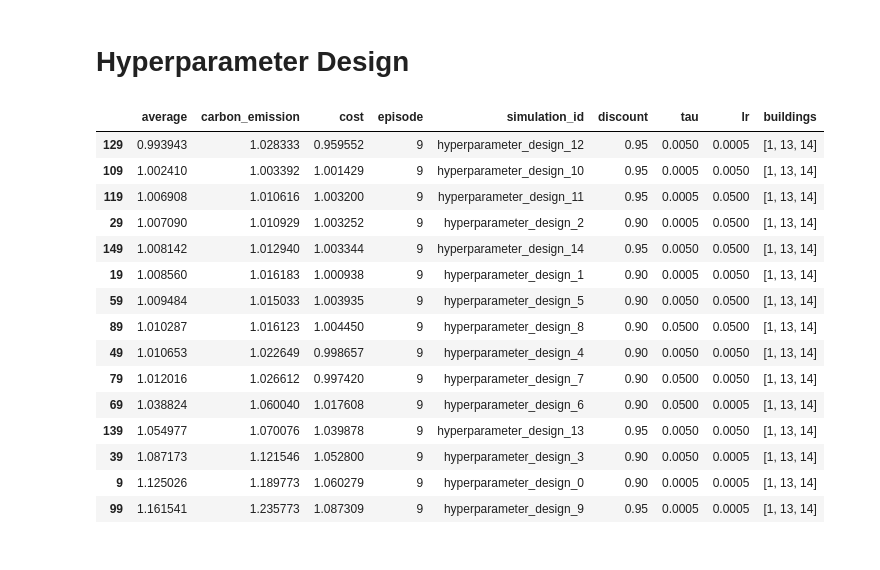
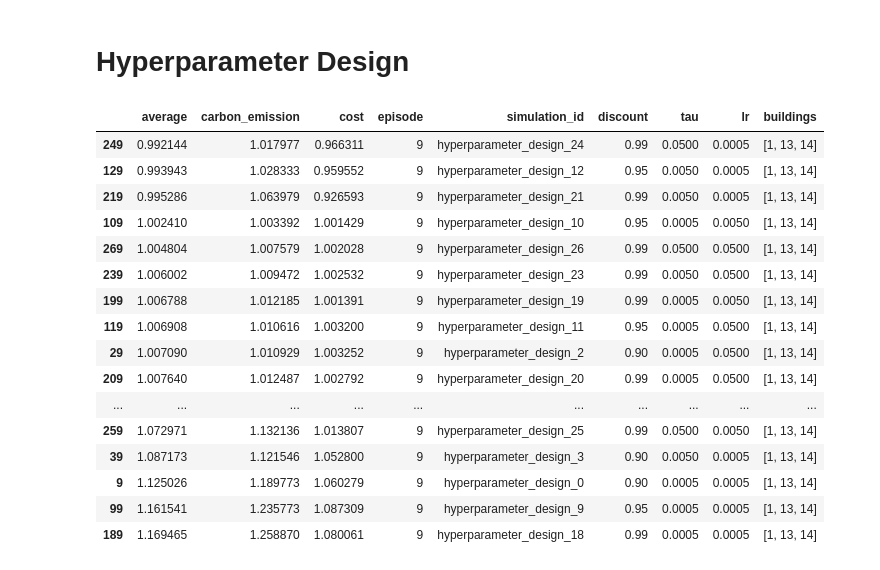
Before and after one commit to intelligent-environments-lab/merlin-apen-2023, a Jupyter notebook: src/experiment_result.ipynb, the cells around one changed output. Saved outputs shown, nothing was run; the diff lists cells and outputs as text; code cells hidden in the pictures.

```diff
--- a/src/experiment_result.ipynb
+++ b/src/experiment_result.ipynb
@@ -33,14 +33,14 @@ reward_design_simulations = []
 
 for simulation_id in completed_simulations:
     for episode in range(episodes):
-        filepath = os.path.join(result_directory,f'reward_function_{simulation_id}_episode_{episode}.pkl')
+        filepath = os.path.join(result_directory,f'reward_design_{simulation_id}_episode_{episode}.pkl')
 
         with (open(filepath, 'rb')) as openfile:
             env = pickle.load(openfile)
 
         cost, carbon_emission = env.evaluate()
         record = {
-            'simulation_id':f'reward_function_{simulation_id}',
+            'simulation_id':f'reward_design_{simulation_id}',
             'episode':episode,
             'cost':cost,
             'carbon_emission':carbon_emission,
@@ -362,50 +362,51 @@ display(rbc_validation_error_summary)
 # %%
 hyperparameter_design_grid_filepath = os.path.join(misc_directory,'hyperparameter_design_grid.csv')
 hyperparameter_design_grid = pd.read_csv(hyperparameter_design_grid_filepath)
-completed_simulations = [0,1,2,3,4,5,6,7,8,9,10,11,12,13,14,]
+completed_simulations = [0,1,2,3,4,5,6,7,8,9,10,11,12,13,14,15,16,17,18,19,20,21,22,23,24,25,26]
 episodes = 10
 
 # read data
 hyperparameter_design_simulations = []
 
 
 for simulation_id in completed_simulations:
     for episode in range(episodes):
         filepath = os.path.join(result_directory,f'hyperparameter_design_{simulation_id}_episode_{episode}.pkl')
 
         with (open(filepath, 'rb')) as openfile:
             env = pickle.load(openfile)
 
         cost, carbon_emission = env.evaluate()
         record = {
             'simulation_id':f'hyperparameter_design_{simulation_id}',
             'episode':episode,
             'cost':cost,
             'carbon_emission':carbon_emission,
             'average':(cost + carbon_emission)/2
         }
         hyperparameter_design_simulations.append(record)
 
 hyperparameter_design_simulations = pd.DataFrame(hyperparameter_design_simulations)
 hyperparameter_design_simulations = hyperparameter_design_simulations.merge(hyperparameter_design_grid,on='simulation_id',how='inner')
 
 # ordered  results
 hyperparameter_design_simulations = hyperparameter_design_simulations.sort_values('average')
 display(hyperparameter_design_simulations[hyperparameter_design_simulations['episode']==9])
 # %% [output]
 |  | average | carbon_emission | cost | episode | simulation_id | discount | tau | lr | buildings |
+| 249 | 0.992144 | 1.017977 | 0.966311 | 9 | hyperparameter_design_24 | 0.99 | 0.0500 | 0.0005 | [1, 13, 14] |
 | 129 | 0.993943 | 1.028333 | 0.959552 | 9 | hyperparameter_design_12 | 0.95 | 0.0050 | 0.0005 | [1, 13, 14] |
+| 219 | 0.995286 | 1.063979 | 0.926593 | 9 | hyperparameter_design_21 | 0.99 | 0.0050 | 0.0005 | [1, 13, 14] |
 | 109 | 1.002410 | 1.003392 | 1.001429 | 9 | hyperparameter_design_10 | 0.95 | 0.0005 | 0.0050 | [1, 13, 14] |
+| 269 | 1.004804 | 1.007579 | 1.002028 | 9 | hyperparameter_design_26 | 0.99 | 0.0500 | 0.0500 | [1, 13, 14] |
+| 239 | 1.006002 | 1.009472 | 1.002532 | 9 | hyperparameter_design_23 | 0.99 | 0.0050 | 0.0500 | [1, 13, 14] |
+| 199 | 1.006788 | 1.012185 | 1.001391 | 9 | hyperparameter_design_19 | 0.99 | 0.0005 | 0.0050 | [1, 13, 14] |
 | 119 | 1.006908 | 1.010616 | 1.003200 | 9 | hyperparameter_design_11 | 0.95 | 0.0005 | 0.0500 | [1, 13, 14] |
 | 29 | 1.007090 | 1.010929 | 1.003252 | 9 | hyperparameter_design_2 | 0.90 | 0.0005 | 0.0500 | [1, 13, 14] |
-| 149 | 1.008142 | 1.012940 | 1.003344 | 9 | hyperparameter_design_14 | 0.95 | 0.0050 | 0.0500 | [1, 13, 14] |
-| 19 | 1.008560 | 1.016183 | 1.000938 | 9 | hyperparameter_design_1 | 0.90 | 0.0005 | 0.0050 | [1, 13, 14] |
-| 59 | 1.009484 | 1.015033 | 1.003935 | 9 | hyperparameter_design_5 | 0.90 | 0.0050 | 0.0500 | [1, 13, 14] |
-| 89 | 1.010287 | 1.016123 | 1.004450 | 9 | hyperparameter_design_8 | 0.90 | 0.0500 | 0.0500 | [1, 13, 14] |
-| 49 | 1.010653 | 1.022649 | 0.998657 | 9 | hyperparameter_design_4 | 0.90 | 0.0050 | 0.0050 | [1, 13, 14] |
-| 79 | 1.012016 | 1.026612 | 0.997420 | 9 | hyperparameter_design_7 | 0.90 | 0.0500 | 0.0050 | [1, 13, 14] |
-| 69 | 1.038824 | 1.060040 | 1.017608 | 9 | hyperparameter_design_6 | 0.90 | 0.0500 | 0.0005 | [1, 13, 14] |
-| 139 | 1.054977 | 1.070076 | 1.039878 | 9 | hyperparameter_design_13 | 0.95 | 0.0050 | 0.0050 | [1, 13, 14] |
+| 209 | 1.007640 | 1.012487 | 1.002792 | 9 | hyperparameter_design_20 | 0.99 | 0.0005 | 0.0500 | [1, 13, 14] |
+| ... | ... | ... | ... | ... | ... | ... | ... | ... | ... |
+| 259 | 1.072971 | 1.132136 | 1.013807 | 9 | hyperparameter_design_25 | 0.99 | 0.0500 | 0.0050 | [1, 13, 14] |
 | 39 | 1.087173 | 1.121546 | 1.052800 | 9 | hyperparameter_design_3 | 0.90 | 0.0050 | 0.0005 | [1, 13, 14] |
 | 9 | 1.125026 | 1.189773 | 1.060279 | 9 | hyperparameter_design_0 | 0.90 | 0.0005 | 0.0005 | [1, 13, 14] |
 | 99 | 1.161541 | 1.235773 | 1.087309 | 9 | hyperparameter_design_9 | 0.95 | 0.0005 | 0.0005 | [1, 13, 14] |
+| 189 | 1.169465 | 1.258870 | 1.080061 | 9 | hyperparameter_design_18 | 0.99 | 0.0005 | 0.0005 | [1, 13, 14] |
```
Also changed, not shown: 2 other files.
